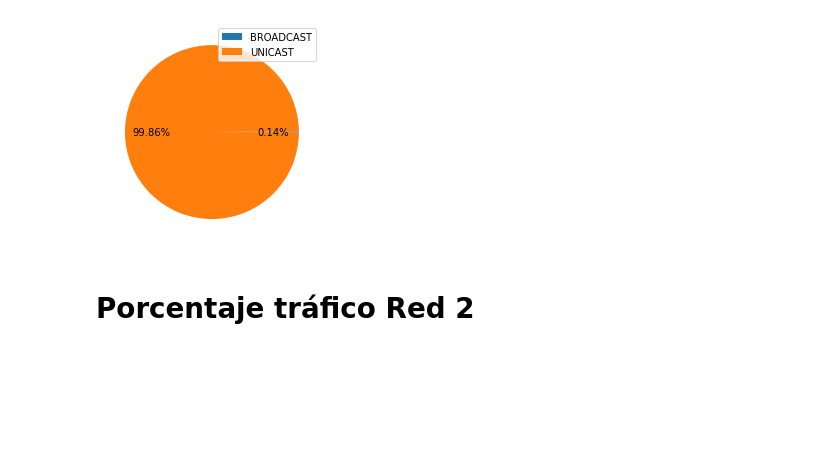
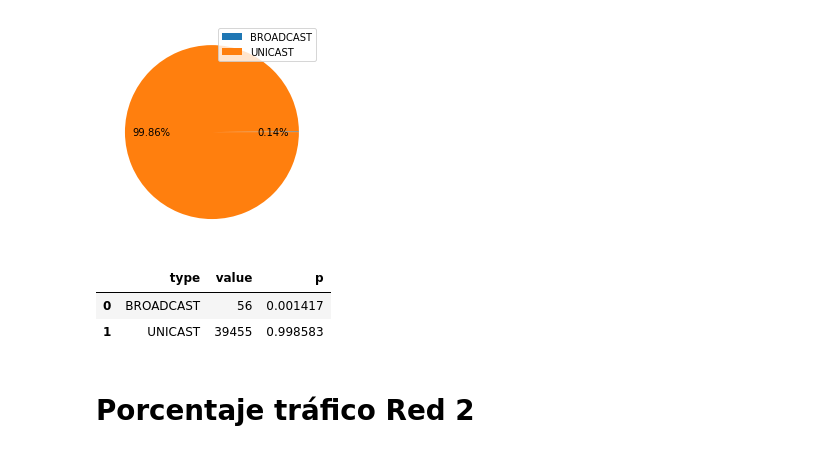
Before and after one commit to cap-diego/tdc-tp1, a Jupyter notebook: analysis_1.ipynb, the cells around one changed output. Saved outputs shown, nothing was run; the diff lists cells and outputs as text; code cells hidden in the pictures; blank space fills up the shorter version.

```diff
--- a/analysis_1.ipynb
+++ b/analysis_1.ipynb
@@ -110,6 +110,13 @@ draw_info_by_proto(df_Red_3_info, Red_3, df_Red_3_entropy, "red_3_info")
 draw_pie(df_Red_1_broadunicast, "red_1_broadcast_unicast")
 # %% [output]
 [figure]
+# %%
+df_Red_1_broadunicast["p"] =  df_Red_1_broadunicast['value']/df_Red_1_broadunicast['value'].sum()
+df_Red_1_broadunicast
+# %% [output]
+|  | type | value | p |
+| 0 | BROADCAST | 56 | 0.001417 |
+| 1 | UNICAST | 39455 | 0.998583 |
 # %% [markdown]
 # Porcentaje tráfico Red 2
 # %%
```
Also changed, not shown: parts of 2 cells of this notebook, 2 other files.
